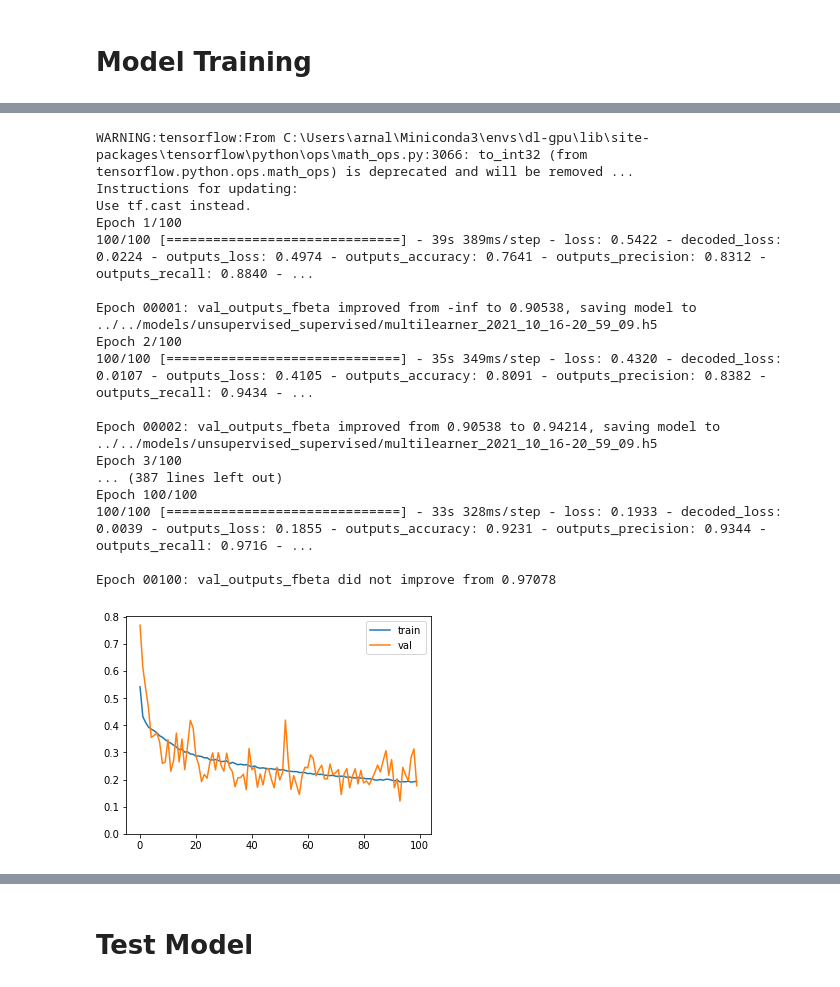
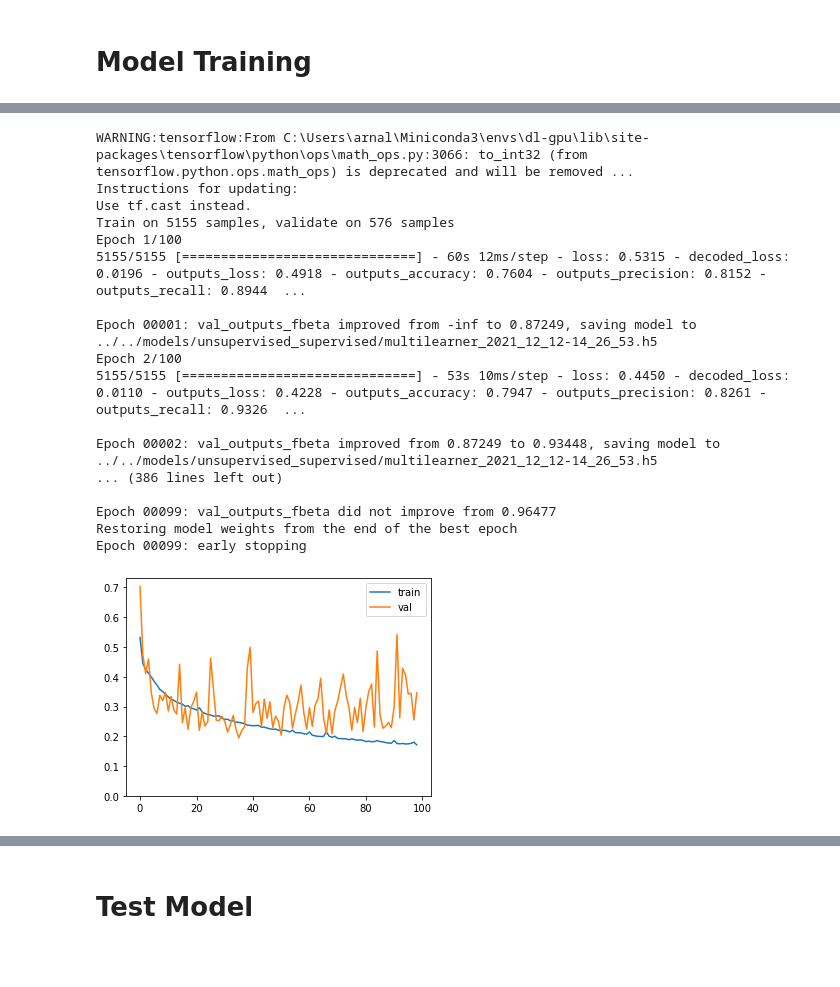
Before and after one commit to arnaldog12/icaonet, a Jupyter notebook: notebooks/supervised_unsupervised/Multilearning.ipynb, the cells around one changed output, grey strips where cells are left out. Cells and saved outputs as stored; diff of their text form; code cells hidden in the pictures; blank space fills up the shorter version.

```diff
--- a/notebooks/supervised_unsupervised/Multilearning.ipynb
+++ b/notebooks/supervised_unsupervised/Multilearning.ipynb
@@ -73,9 +74,11 @@ def set_random_seeds():
     tf.set_random_seed(RANDOM_SEED)
 # %% [markdown]
 # Data Loading
+# %%
+dataset = pkl.load(open(FILE_DATASET, "rb"))
 # %%
-x, _ = pkl.load(open(FILE_DUMP_IMAGES, 'rb'))
-mrks, _ = pkl.load(open(FILE_DUMP_MRKS, 'rb'))
+x = dataset.images
+mrks = dataset.mrks
 y = np.array([mrk_file.photo_reqs.values() for mrk_file in mrks])
 
 print(x.shape, x.dtype)
@@ -126,2 +108,8 @@ val_gen = MultiBranchGenerator(x_val, y_val, daug_val, steps_per_epoch=20, seed=
 # %% [markdown]
 # Model Training
+# %%
+x_train /= 255.0
+x_val /= 255.0
+
+print(x_train.shape, x_train.dtype, x_train.min(), x_train.max())
+print(x_val.shape, x_val.dtype, x_val.min(), x_val.max())
@@ -165,10 +156,10 @@ def dense_layer(idx, prev_input, units, dropout=True, rate=0.5, activation='relu
     out = Dense(units, activation=activation)(prev_input)
     return out
 # %%
-# mlflow.set_experiment(MLFLOW_EXPERIMENT_NAME)
-# mlflow.log_param("test_size", TEST_SIZE)
-# mlflow.log_param("seed", RANDOM_SEED)
-# mlflow.keras.autolog()
+mlflow.set_experiment(MLFLOW_EXPERIMENT_NAME)
+mlflow.log_param("test_size", TEST_SIZE)
+mlflow.log_param("seed", RANDOM_SEED)
+mlflow.keras.autolog()
 
 set_random_seeds()
 N_REQS = y_train.shape[1]
@@ -215,8 +213,8 @@ ________________________________________________________________________________
 DECODED_LOSS_WEIGHT = 2.0
 OUTPUTS_LOSS_WEIGHT = 1.0
 
-# mlflow.log_param("decoded loss weight", DECODED_LOSS_WEIGHT)
-# mlflow.log_param("outputs loss weight", OUTPUTS_LOSS_WEIGHT)
+mlflow.log_param("decoded loss weight", DECODED_LOSS_WEIGHT)
+mlflow.log_param("outputs loss weight", OUTPUTS_LOSS_WEIGHT)
 
 losses = {
     "decoded": "mean_squared_error",
@@ -228,48 +226,58 @@ loss_weights = {
     "outputs": OUTPUTS_LOSS_WEIGHT
 }
 
 metrics = {
     "outputs": ["accuracy", precision, recall, f1, fbeta, specificity, npv, mcc]
 }
 METRIC_TO_MONITOR = "val_outputs_fbeta"
 
+outputs_train = {
+    "decoded": x_train,
+    "outputs": y_train
+}
+
+outputs_valid = {
+    "decoded": x_val,
+    "outputs": y_val
+}
+
 model.compile(optimizer='adam', loss=losses, loss_weights=loss_weights, metrics=metrics)
 
 FILE_MODEL = FOLDER_MODELS + timestamp_model_name(prefix="multilearner_")
 list_callbacks = [
     ModelCheckpoint(FILE_MODEL, monitor=METRIC_TO_MONITOR, mode="max", verbose=1, save_best_only=True),
     EarlyStopping(monitor=METRIC_TO_MONITOR, mode="max", patience=30, verbose=1, restore_best_weights=True)
 ]
 
-hist = model.fit_generator(
-    train_gen,
-    steps_per_epoch=100,
+hist = model.fit(
+    x=x_train,
+    y=outputs_train,
+    batch_size=32,
     epochs=100,
-    validation_data=val_gen,
-    validation_steps=20,
+    validation_data=(x_val, outputs_valid),
     callbacks=list_callbacks
 )
 
 plot.keras_hist(hist.history)
 # %% [output]
 WARNING:tensorflow:From C:\Users\arnal\Miniconda3\envs\dl-gpu\lib\site-packages\tensorflow\python\ops\math_ops.py:3066: to_int32 (from tensorflow.python.ops.math_ops) is deprecated and will be removed ...
 Instructions for updating:
 Use tf.cast instead.
+Train on 5155 samples, validate on 576 samples
 Epoch 1/100
-100/100 [==============================] - 39s 389ms/step - loss: 0.5422 - decoded_loss: 0.0224 - outputs_loss: 0.4974 - outputs_accuracy: 0.7641 - outputs_precision: 0.8312 - outputs_recall: 0.8840 - ...
+5155/5155 [==============================] - 60s 12ms/step - loss: 0.5315 - decoded_loss: 0.0196 - outputs_loss: 0.4918 - outputs_accuracy: 0.7604 - outputs_precision: 0.8152 - outputs_recall: 0.8944  ...
 
-Epoch 00001: val_outputs_fbeta improved from -inf to 0.90538, saving model to ../../models/unsupervised_supervised/multilearner_2021_10_16-20_59_09.h5
+Epoch 00001: val_outputs_fbeta improved from -inf to 0.87249, saving model to ../../models/unsupervised_supervised/multilearner_2021_12_12-14_26_53.h5
 Epoch 2/100
-100/100 [==============================] - 35s 349ms/step - loss: 0.4320 - decoded_loss: 0.0107 - outputs_loss: 0.4105 - outputs_accuracy: 0.8091 - outputs_precision: 0.8382 - outputs_recall: 0.9434 - ...
+5155/5155 [==============================] - 53s 10ms/step - loss: 0.4450 - decoded_loss: 0.0110 - outputs_loss: 0.4228 - outputs_accuracy: 0.7947 - outputs_precision: 0.8261 - outputs_recall: 0.9326  ...
 
-Epoch 00002: val_outputs_fbeta improved from 0.90538 to 0.94214, saving model to ../../models/unsupervised_supervised/multilearner_2021_10_16-20_59_09.h5
-Epoch 3/100
-... (387 lines left out)
-Epoch 100/100
-100/100 [==============================] - 33s 328ms/step - loss: 0.1933 - decoded_loss: 0.0039 - outputs_loss: 0.1855 - outputs_accuracy: 0.9231 - outputs_precision: 0.9344 - outputs_recall: 0.9716 - ...
+Epoch 00002: val_outputs_fbeta improved from 0.87249 to 0.93448, saving model to ../../models/unsupervised_supervised/multilearner_2021_12_12-14_26_53.h5
+... (386 lines left out)
 
-Epoch 00100: val_outputs_fbeta did not improve from 0.97078
+Epoch 00099: val_outputs_fbeta did not improve from 0.96477
+Restoring model weights from the end of the best epoch
+Epoch 00099: early stopping
-[figure, old version]
+[figure, new version]
 # %%
 history = hist.history
 
```
Also changed, not shown: parts of 14 cells of this notebook, 6 other files.
